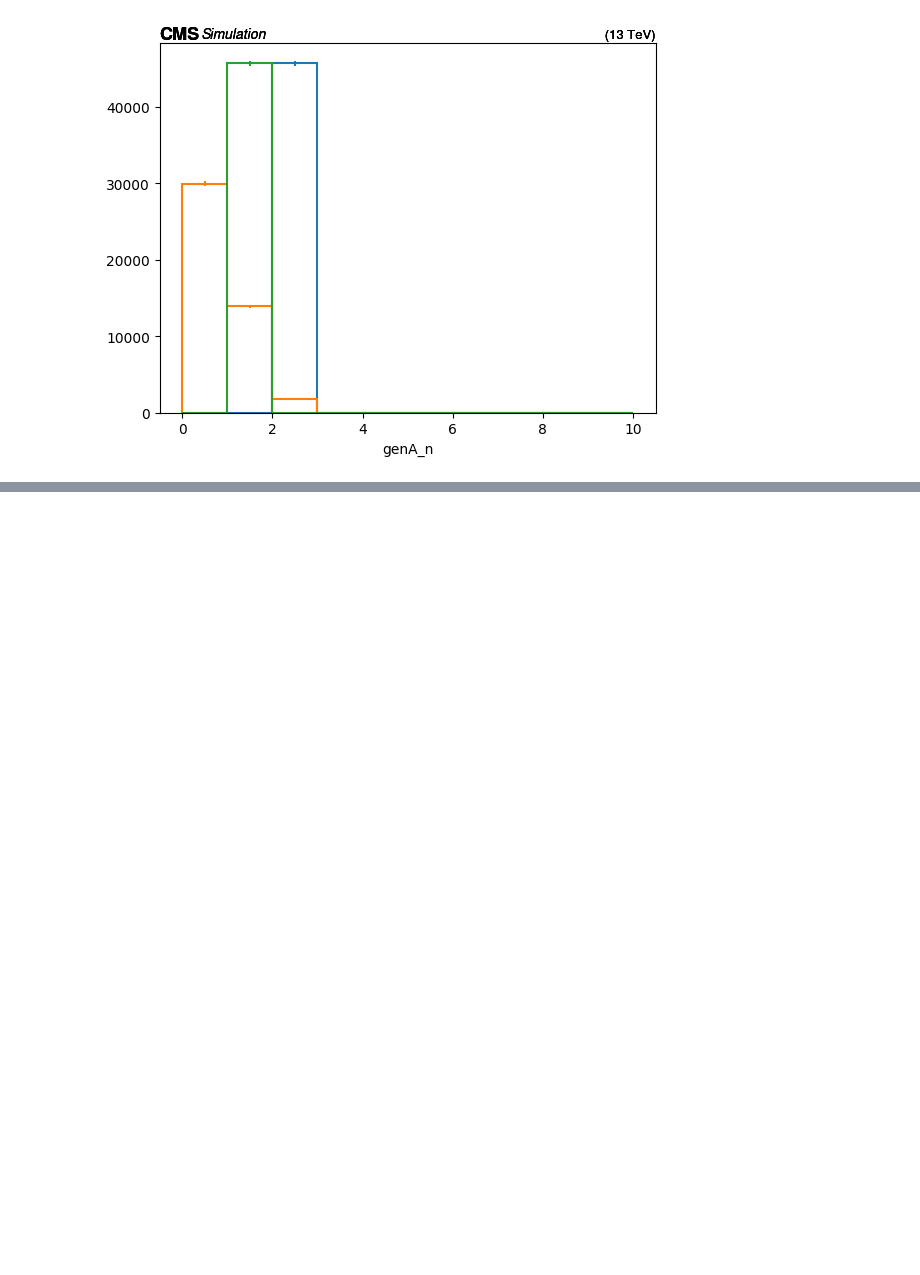
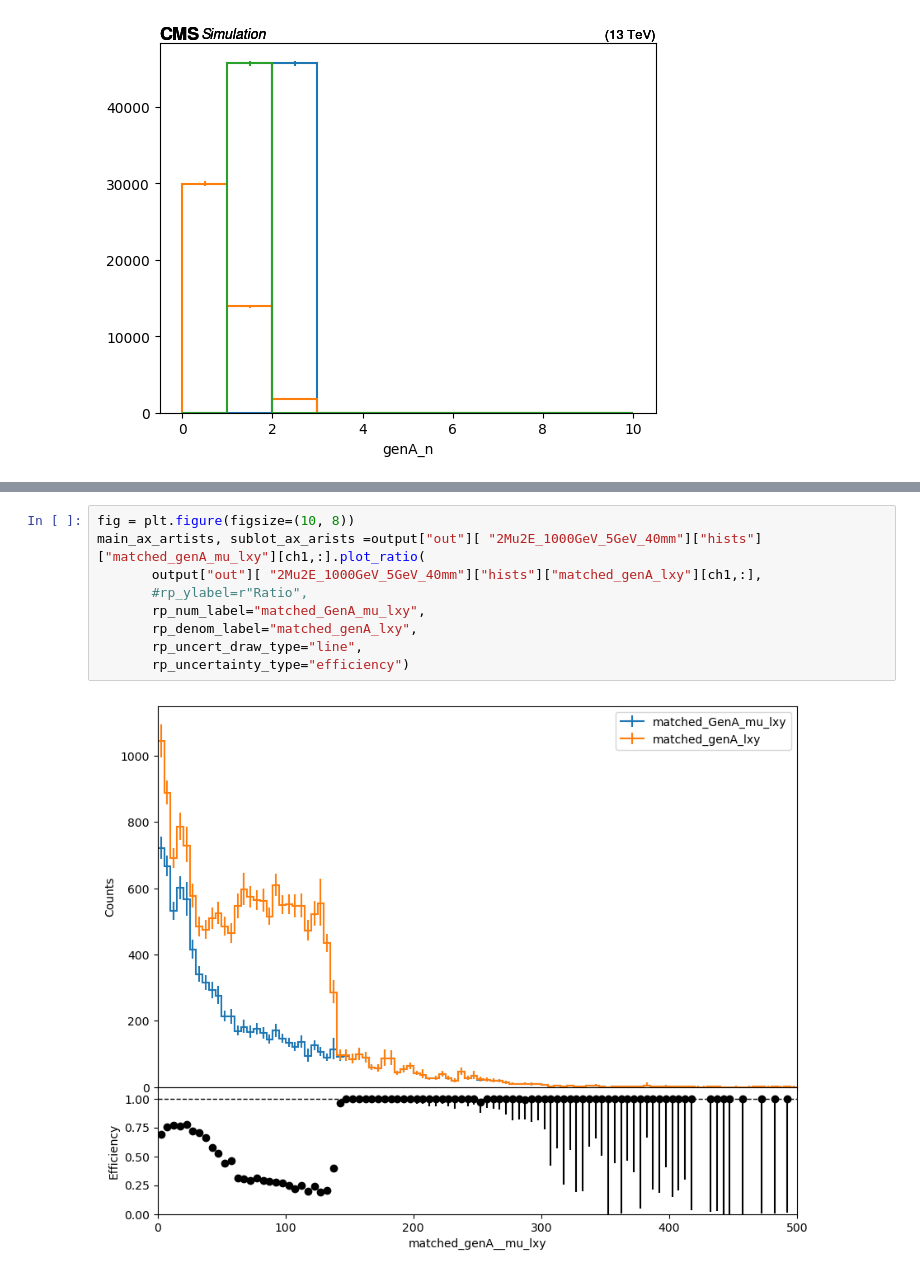
Before and after one commit to yfv2ev/SIDM, a Jupyter notebook: sidm/studies/darkPhotonLxyEff.ipynb, the cells around one changed output, grey strips where cells are left out. Saved outputs shown, nothing was run; the diff lists cells and outputs as text; blank space fills up the shorter version.

```diff
--- a/sidm/studies/darkPhotonLxyEff.ipynb
+++ b/sidm/studies/darkPhotonLxyEff.ipynb
@@ -104,0 +125,11 @@ utilities.plot([output["out"][f"{name}"]["hists"]["genAs_toMu_n"][ch1,:] for nam
+# %%
+fig = plt.figure(figsize=(10, 8))
+main_ax_artists, sublot_ax_arists =output["out"][ "2Mu2E_1000GeV_5GeV_40mm"]["hists"]["matched_genA_mu_lxy"][ch1,:].plot_ratio(
+       output["out"][ "2Mu2E_1000GeV_5GeV_40mm"]["hists"]["matched_genA_lxy"][ch1,:],
+       #rp_ylabel=r"Ratio",
+       rp_num_label="matched_GenA_mu_lxy",
+       rp_denom_label="matched_genA_lxy",
+       rp_uncert_draw_type="line",
+       rp_uncertainty_type="efficiency")
+# %% [output]
+[figure, added]
```
Also changed, not shown: parts of 2 cells of this notebook.
